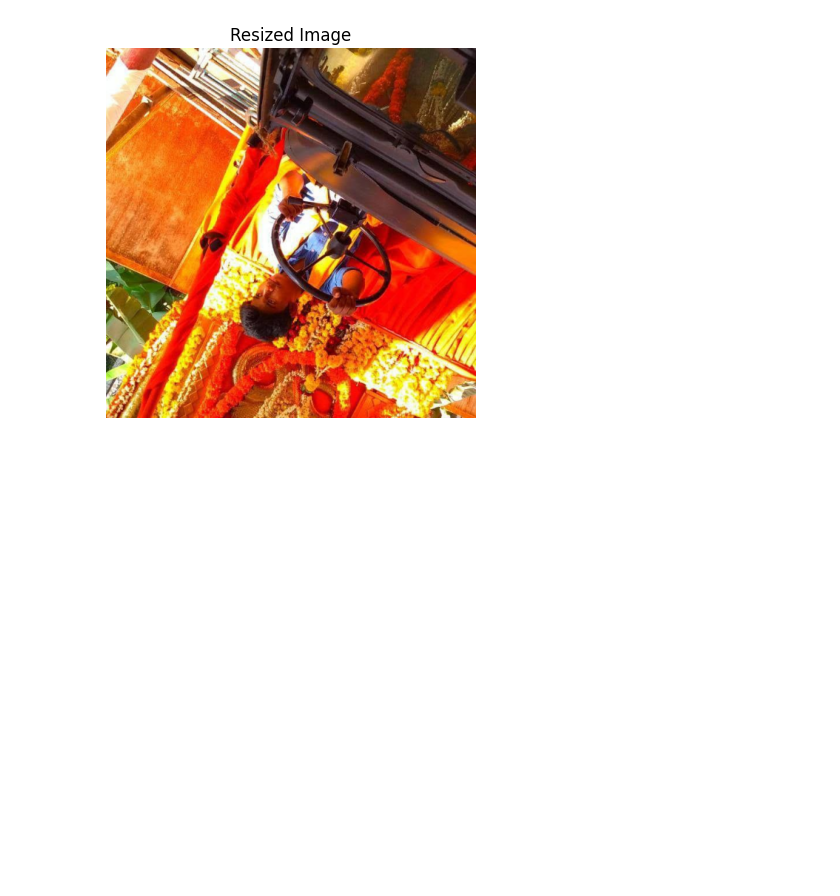
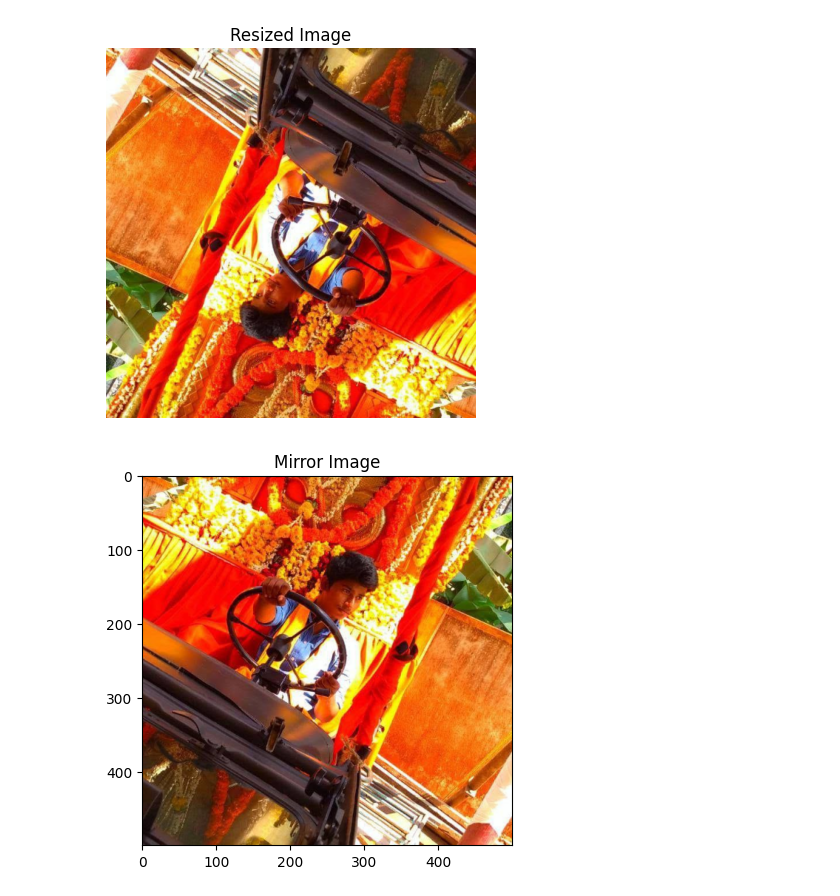
Before and after one commit to Sachin0075/MCA, a Jupyter notebook: 2ndSEM/Image Processing/Untitled-checkpoint.ipynb, the cells around one changed output. Saved outputs shown, nothing was run; the diff lists cells and outputs as text; code cells hidden in the pictures; blank space fills up the shorter version.

```diff
--- a/2ndSEM/Image Processing/Untitled-checkpoint.ipynb
+++ b/2ndSEM/Image Processing/Untitled-checkpoint.ipynb
@@ -99,18 +99,26 @@ plt.show()
 # %%
 import cv2
 import numpy as np
 import matplotlib.pyplot as plt
 image= cv2.imread('Me.jpeg')
 img=cv2.resize(image,(500,500))
 rows,cols,channel=img.shape
 result=img.copy()
 for i in range(rows):
     k=0
     for j in range(cols-1,-1,-1):
         temp=img[i,k].copy()
         result[i,k]=img[i,j]
         result[i,j]=temp
         k+=1
-cv2.imshow('Mirror Image',result)
-cv2.waitKey(0)
-cv2.destroyAllWindows()
+# cv2.imshow('Mirror Image',result)
+# cv2.waitKey(0)
+# cv2.destroyAllWindows()
+
+
+result_img_rgb = cv2.cvtColor(result, cv2.COLOR_BGR2RGB)
+plt.imshow(result_img_rgb)
+plt.title('Mirror Image')
+plt.show()
+# %% [output]
+[figure, added]
```
Also changed, not shown: parts of 2 cells of this notebook.
